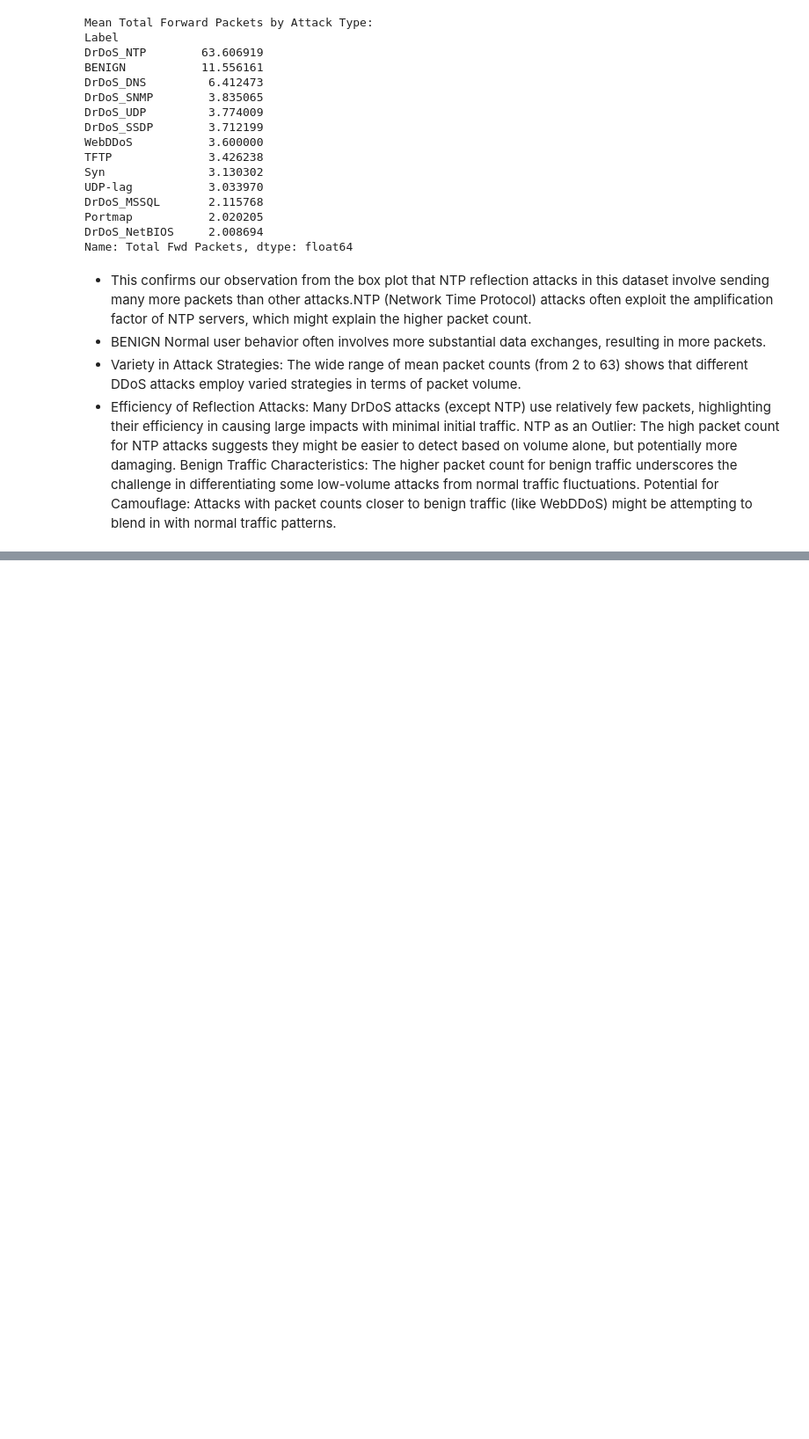
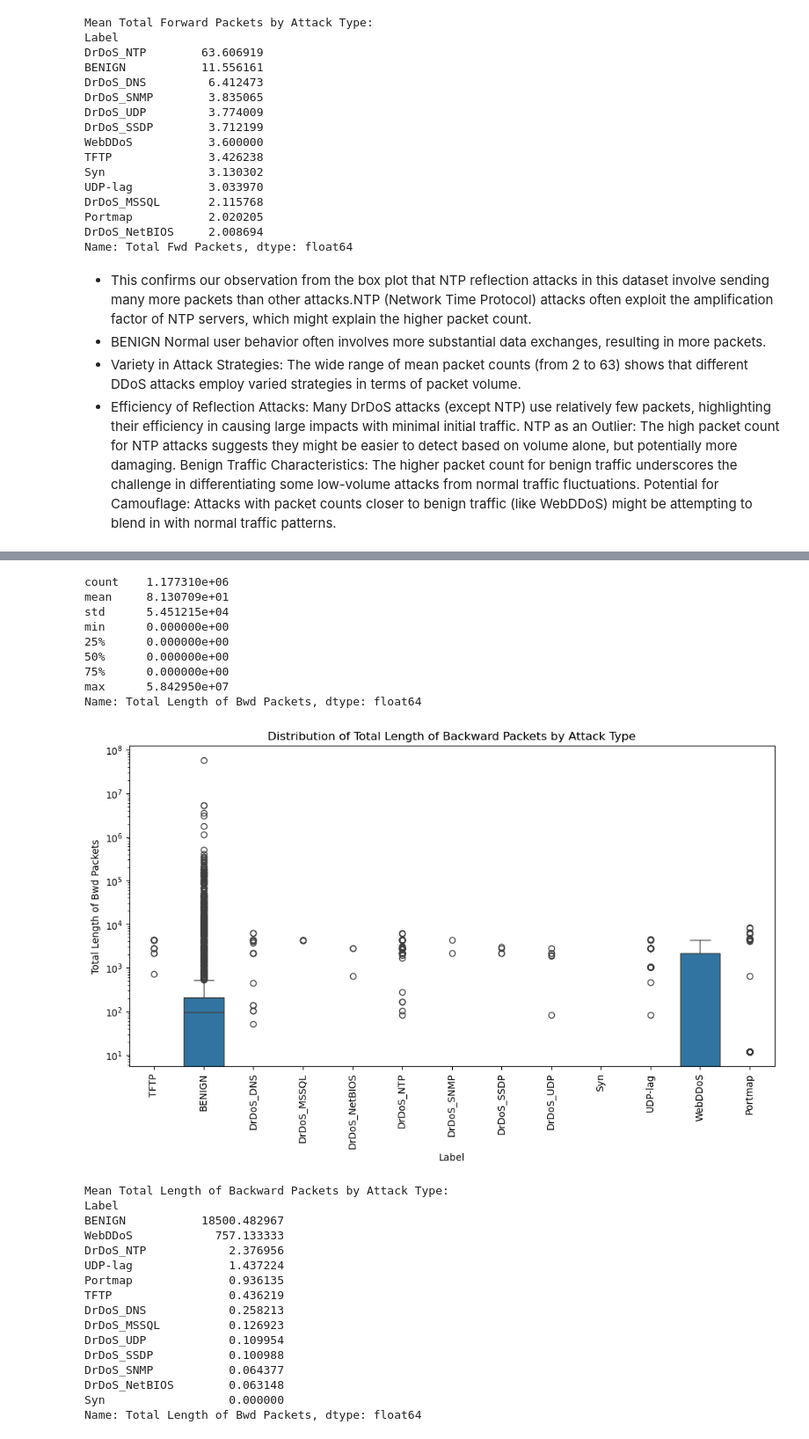
Before and after one commit to Eric-MK/nids_ddos, a Jupyter notebook: notebooks/attacks.ipynb, the cells around one changed output, grey strips where cells are left out. Shown: that part at 88% size. Drawn from its saved outputs; the diff is of its cells as text; code cells hidden in the pictures; blank space fills up the shorter version.

```diff
--- a/notebooks/attacks.ipynb
+++ b/notebooks/attacks.ipynb
@@ -323,0 +474,43 @@ Potential for Camouflage: Attacks with packet counts closer to benign traffic (l
+# %%
+# Basic statistics of Total Length of Bwd Packets
+print(data_attack['Total Length of Bwd Packets'].describe())
+
+# Distribution of Total Length of Bwd Packets for each attack type
+plt.figure(figsize=(12, 6))
+sns.boxplot(x='Label', y='Total Length of Bwd Packets', data=data_attack)
+plt.xticks(rotation=90)
+plt.title('Distribution of Total Length of Backward Packets by Attack Type')
+plt.yscale('log')  # Using log scale due to potential large differences
+plt.show()
+
+# Compare mean Total Length of Bwd Packets for each attack type
+mean_bwd_length = data_attack.groupby('Label')['Total Length of Bwd Packets'].mean().sort_values(ascending=False)
+print("Mean Total Length of Backward Packets by Attack Type:")
+print(mean_bwd_length)
+# %% [output]
+count    1.177310e+06
+mean     8.130709e+01
+std      5.451215e+04
+min      0.000000e+00
+25%      0.000000e+00
+50%      0.000000e+00
+75%      0.000000e+00
+max      5.842950e+07
+Name: Total Length of Bwd Packets, dtype: float64
+[figure, added]
+Mean Total Length of Backward Packets by Attack Type:
+Label
+BENIGN           18500.482967
+WebDDoS            757.133333
+DrDoS_NTP            2.376956
+UDP-lag              1.437224
+Portmap              0.936135
+TFTP                 0.436219
+DrDoS_DNS            0.258213
+DrDoS_MSSQL          0.126923
+DrDoS_UDP            0.109954
+DrDoS_SSDP           0.100988
+DrDoS_SNMP           0.064377
+DrDoS_NetBIOS        0.063148
+Syn                  0.000000
+Name: Total Length of Bwd Packets, dtype: float64
```
Also changed, not shown: parts of 12 cells of this notebook.
